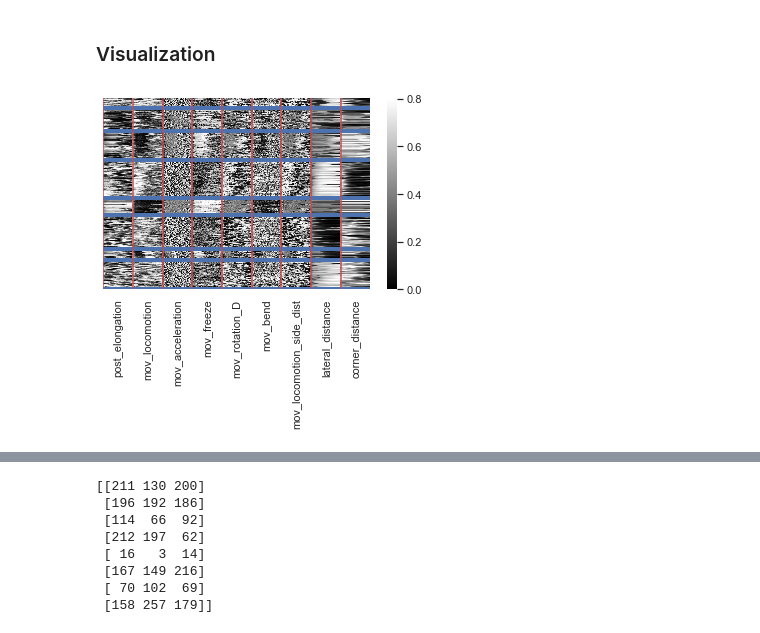
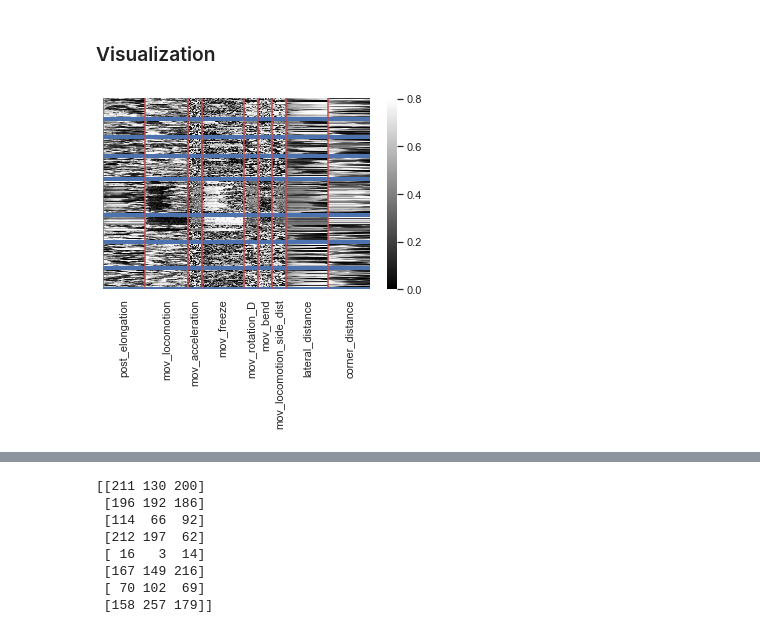
Before and after one commit to bramn22/OpenfieldAnalysis, a Jupyter notebook: GMM8_SPCA20.ipynb, the cells around one changed output, grey strips where cells are left out. Cells and saved outputs as stored; diff of their text form; code cells hidden in the pictures.

```diff
--- a/GMM8_SPCA20.ipynb
+++ b/GMM8_SPCA20.ipynb
@@ -401,11 +415,11 @@ import clustering.clustering
 # %%
 """ Convert dict with list of trial dfs, to a list of flattened trials. (aka make the heatmap)"""
 
-def get_trials_matrix(measures=None, indices=None):
+def get_trials_matrix(measures=None, indices=None, measures_time_windows=None):
     """ Returns a matrix where each row is a trial with the measures concatenated.
         measures: None if all measures are used, otherwise a list with the selected measure names
         indices: None if the full measures need to be used, otherwise only takes the values on the given indices"""
-    df_dict_trials_subset_flat = apply_dict_fn(df_dict_trials_norm, _flatten_trials, measures=measures, n=time_window)
+    df_dict_trials_subset_flat = apply_dict_fn(df_dict_trials_norm, _flatten_trials, measures=measures, n=time_window, measures_time_windows=measures_time_windows)
     trials_subset_heatmap, trials_subset_heatmap_meta = flatten_dict_all(df_dict_trials_subset_flat)
     if indices is not None:
         trials_subset_heatmap = trials_subset_heatmap[:,useful_feats]
@@ -428,10 +442,16 @@ def lines_2_ints(trial_mouselines):
 # clustering_measures = ['post_elongation', 'mov_locomotion', 'mov_freeze', 'mov_locomotion_side_dist', 'corner_distance', 'lateral_distance']
 # clustering_measures = ['post_elongation', 'mov_locomotion', 'mov_freeze', 'mov_rotation', 'mov_rotation_D', 'mov_locomotion_side_dist', 'corner_distance']
 clustering_measures = ['post_elongation', 'mov_locomotion', 'mov_acceleration', 'mov_freeze', 'mov_rotation_D', 'mov_bend', 'mov_locomotion_side_dist', 'lateral_distance', 'corner_distance']
-
+measures_time_windows = {'mov_acceleration': 30,
+                         'mov_freeze': 90,
+                         'mov_rotation_D':30,
+                         'mov_bend': 30,
+                         'mov_locomotion_side_dist': 30,
+                         'lateral_distance': 90,
+                         'corner_distance': 90}
 # Constrain the trials to only contain information of the given clustering_measures
 # %%
-trials_matrix, trials_matrix_meta, trials_dict_flat, trial_mouselines = get_trials_matrix(clustering_measures, None)
+trials_matrix, trials_matrix_meta, trials_dict_flat, trial_mouselines = get_trials_matrix(clustering_measures, None, measures_time_windows)
 # trials_matrix, trials_matrix_meta, trials_dict_flat, trial_mouselines = get_trials_matrix(None, useful_feats)
 tm_ints, tm_ints_lines = lines_2_ints(trial_mouselines)
 # %%
@@ -557,7 +577,7 @@ if not os.path.isdir(cluster_save_path):
     os.mkdir(cluster_save_path)
 # kmeans = clustering.clustering.run_kmedoids(X, n_clusters, n_init=10000, metric='euclidean', max_iter=1000, init='heuristic') # Change algorithm!!
 # kmeans = clustering.clustering.run_kmeans(X, n_clusters, n_init=1000, max_iter=1000) # Change algorithm!!
-kmeans = clustering.clustering.run_gaussian_mixture(X, n_clusters, n_init=4000, max_iter=1000) # Change algorithm!!
+kmeans = clustering.clustering.run_gaussian_mixture(X, n_clusters, n_init=10, max_iter=1000) # Change algorithm!!
 
 # Create dict  with the predicted labels for each mouseline, experiment and session
 df_dict_trials_clustered = {line: {} for line in trials_dict_flat.keys()}
@@ -570,30 +590,39 @@ for line, df_dict_line in trials_dict_flat.items():
 # %%
 """ Clusters shown in heatmap. """
 labels = kmeans.predict(X)
 fig, ax = plt.subplots(1, 1, figsize=(5, 5))
 heatmap_clusters = []
 heatmap_mouselines = []
 for cluster in range(n_clusters):
     heatmap_clusters.append(trials_matrix[labels==cluster])
     heatmap_mouselines.append(np.array(trial_mouselines)[labels==cluster])
 
 combined_heatmap_clustered = np.vstack(heatmap_clusters)
 sb.heatmap(combined_heatmap_clustered, cmap='gray', ax=ax)
 cluster_bounds = np.cumsum([len(heatmap_cluster) for heatmap_cluster in heatmap_clusters])
 for bound in cluster_bounds:
     ax.axhline(bound, c='b', linewidth=4)
 
-for i in range(len(clustering_measures)):
-    ax.axvline(time_window*i, c='r')
-ax.set_xticks(ticks=[time_window*i+(time_window//2) for i in range(len(clustering_measures))])
+curr_idx = 0
+x_ticks = []
+for i, measure in enumerate(clustering_measures):
+#     ax.axvline(time_window*i, c='r')
+    ax.axvline(curr_idx, c='r')
+    m_time = measures_time_windows.get(measure, time_window)
+    x_ticks.append(curr_idx + (m_time//2))
+    curr_idx += m_time
+
+
+# ax.set_xticks(ticks=[time_window*i+(time_window//2) for i in range(len(clustering_measures))])
+ax.set_xticks(x_ticks)
 ax.set_xticklabels(labels=clustering_measures, rotation=90)
 ax.set_yticks([])
 
 plt.tight_layout()
 plt.savefig(os.path.join(cluster_save_path, 'clustering_heatmap.png'), dpi=100)
 plt.show()
 # %% [output]
-[figure, old version]
+[figure, new version]
 # %%
 """ Clusters for each mouseline. """
 df_dict_trials_clustered_flat, _ = flatten_dict_line(df_dict_trials_clustered)
```
Also changed, not shown: parts of 6 cells of this notebook, 2 other files.
